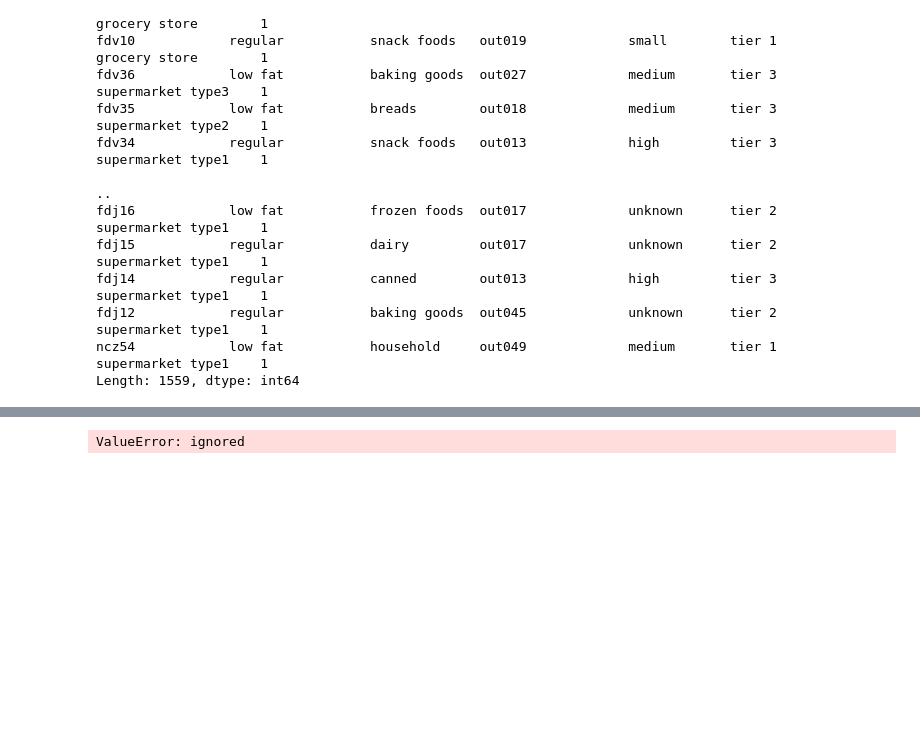
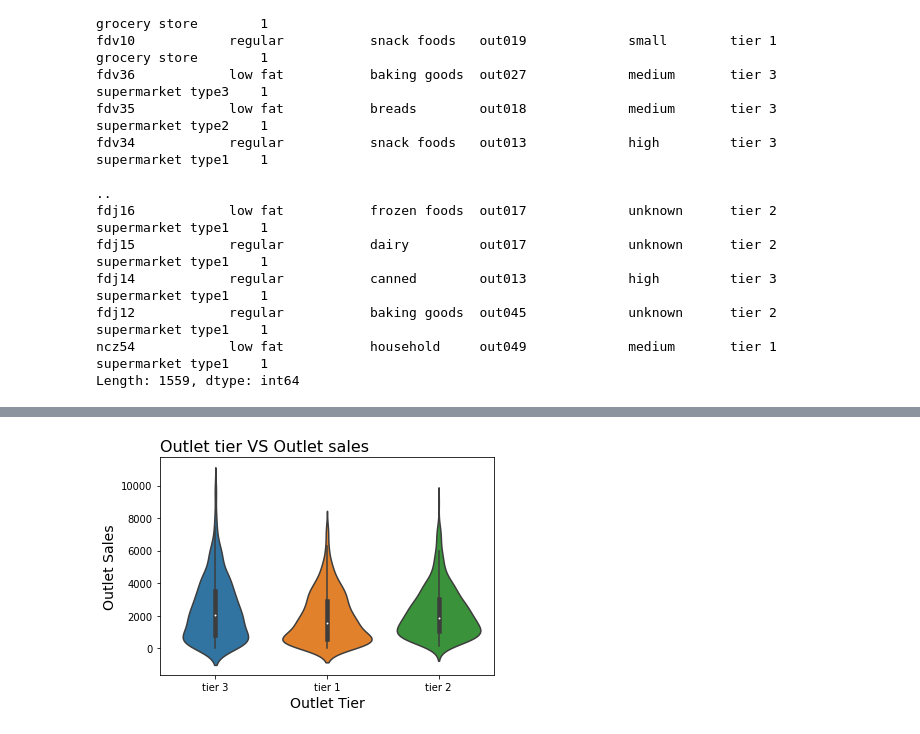
Before and after one commit to ch3rnoalpha/Sales_predictions---john-paredes, a Jupyter notebook: Project_core_1_John_paredes.ipynb, the cells around one changed output, grey strips where cells are left out. Cells and saved outputs as stored; diff of their text form; code cells hidden in the pictures; blank space fills up the shorter version.

```diff
--- a/Project_core_1_John_paredes.ipynb
+++ b/Project_core_1_John_paredes.ipynb
@@ -263,4 +369,10 @@ Text(0.5, 1.0, 'Sales compared to Outlet established year')
-# %%
-sns.barplot(x='Item_Weight', y='Item_MRP')
-# %% [output]
-ValueError: ignored
+# %%
+#creates violin boxplot to show outlet tier vs sales
+boxplot = sns.violinplot(data=df, x='Outlet_Location_Type',y='Item_Outlet_Sales')
+
+
+boxplot.axes.set_title("Outlet tier VS Outlet sales", fontsize=16,loc="left")
+boxplot.set_ylabel("Outlet Sales", fontsize=14)
+boxplot.set_xlabel("Outlet Tier", fontsize=14);
+# %% [output]
+[figure, added]
```
Also changed, not shown: parts of 14 cells of this notebook.
